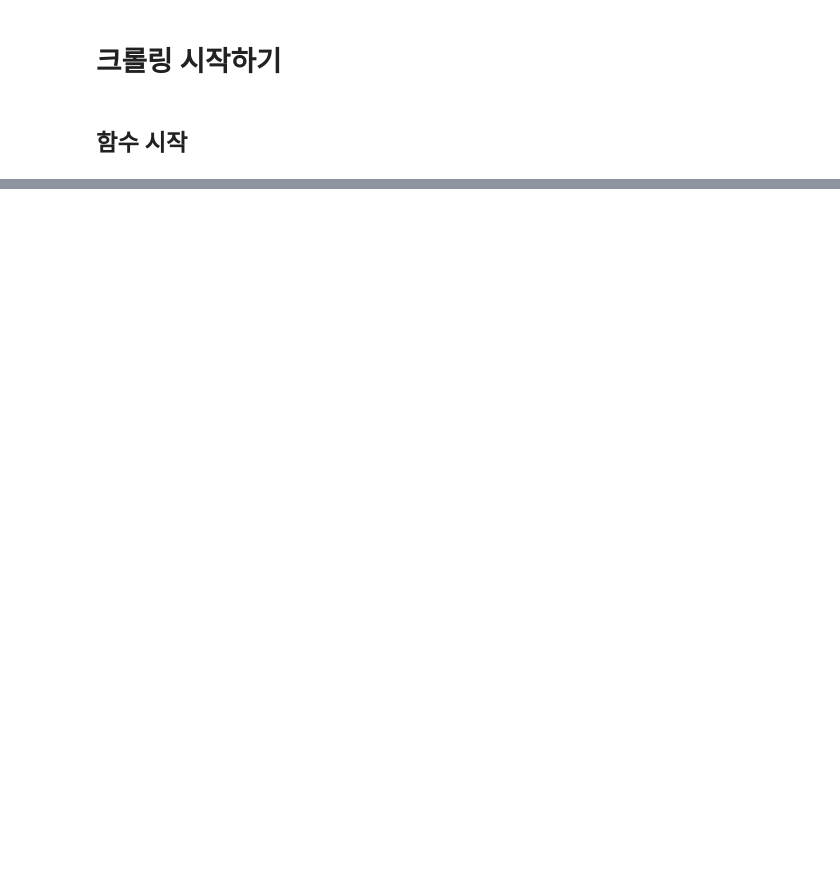
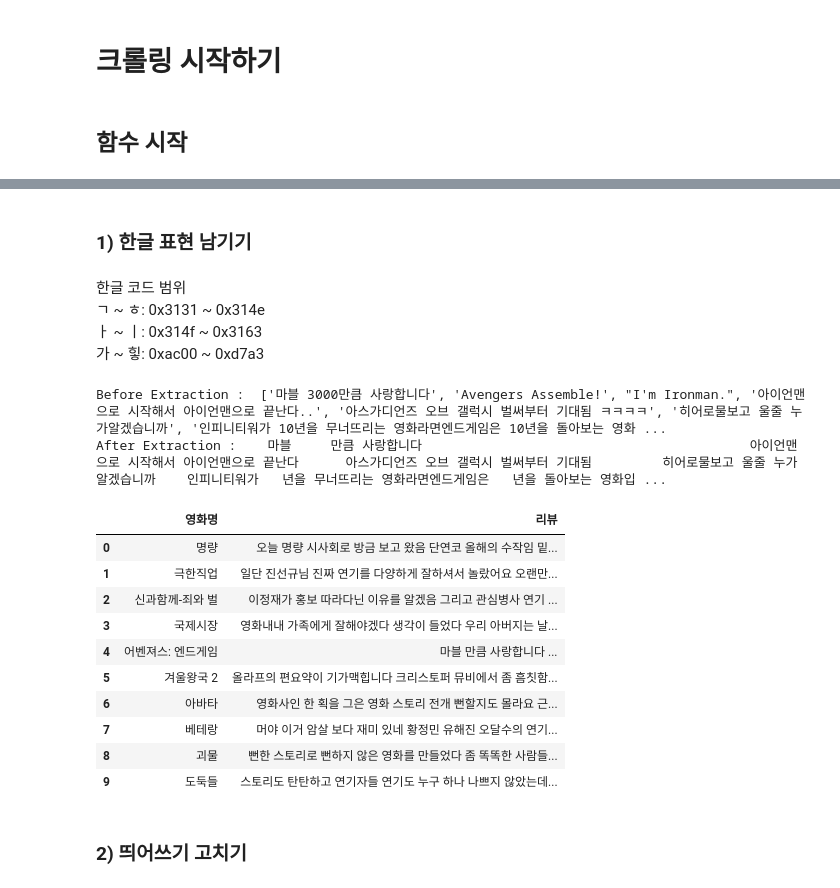
Before and after one commit to Play-Web-miniProject/MovieDL, a Jupyter notebook: suyeon/naver_API_practice.ipynb, the cells around one changed output, grey strips where cells are left out. Cells and saved outputs as stored; diff of their text form; code cells hidden in the pictures; blank space fills up the shorter version.

```diff
--- a/suyeon/naver_API_practice.ipynb
+++ b/suyeon/naver_API_practice.ipynb
@@ -621,0 +123,6 @@ tmp = np.setdiff1d(diff_df2['영화명'].to_numpy(), err_li['영화명'].to_nump
+# %%
+# 리뷰 데이터 전처리
+review_data = './review_utf8.csv'
+review = pd.read_csv(review_data, encoding='UTF-8')
+# %%
+review.drop(['Unnamed: 0'], axis = 1, inplace = True)
@@ -621,0 +166,38 @@ tmp = np.setdiff1d(diff_df2['영화명'].to_numpy(), err_li['영화명'].to_nump
+# %% [markdown]
+### 1) 한글 표현 남기기
+# %%
+# 정규표현식을 통해 한글 단어만 남기고 모두 제거하기
+def extract_word(re1):
+    hangul = re.compile('[^가-힣]')
+    result = hangul.sub(' ', re1)
+    return result
+# %% [markdown]
+한글 코드 범위
+ㄱ ~ ㅎ: 0x3131 ~ 0x314e
+ㅏ ~ ㅣ: 0x314f ~ 0x3163
+가 ~ 힣: 0xac00 ~ 0xd7a3
+# %%
+print("Before Extraction : ",review['리뷰'][4])
+print("After Extraction : ", extract_word(review['리뷰'][4]))
+# %% [output]
+Before Extraction :  ['마블 3000만큼 사랑합니다', 'Avengers Assemble!', "I'm Ironman.", '아이언맨으로 시작해서 아이언맨으로 끝난다..', '아스가디언즈 오브 갤럭시 벌써부터 기대됨 ㅋㅋㅋㅋ', '히어로물보고 울줄 누가알겠습니까', '인피니티워가 10년을 무너뜨리는 영화라면엔드게임은 10년을 돌아보는 영화 ...
+After Extraction :    마블     만큼 사랑합니다                                          아이언맨으로 시작해서 아이언맨으로 끝난다      아스가디언즈 오브 갤럭시 벌써부터 기대됨         히어로물보고 울줄 누가알겠습니까    인피니티워가   년을 무너뜨리는 영화라면엔드게임은   년을 돌아보는 영화입 ...
+# %%
+# 전체 데이터에 대해 위에 함수 실행
+review['리뷰'] = review['리뷰'].apply(lambda x:extract_word(x))
+# %%
+review
+# %% [output]
+|  | 영화명 | 리뷰 |
+| 0 | 명량 | 오늘 명량 시사회로 방금 보고 왔음 단연코 올해의 수작임 밑... |
+| 1 | 극한직업 | 일단 진선규님 진짜 연기를 다양하게 잘하셔서 놀랐어요 오랜만... |
+| 2 | 신과함께-죄와 벌 | 이정재가 홍보 따라다닌 이유를 알겠음 그리고 관심병사 연기 ... |
+| 3 | 국제시장 | 영화내내 가족에게 잘해야겠다 생각이 들었다 우리 아버지는 날... |
+| 4 | 어벤져스: 엔드게임 | 마블 만큼 사랑합니다 ... |
+| 5 | 겨울왕국 2 | 올라프의 편요약이 기가맥힙니다 크리스토퍼 뮤비에서 좀 흠칫함... |
+| 6 | 아바타 | 영화사인 한 획을 그은 영화 스토리 전개 뻔할지도 몰라요 근... |
+| 7 | 베테랑 | 머야 이거 암살 보다 재미 있네 황정민 유해진 오달수의 연기... |
+| 8 | 괴물 | 뻔한 스토리로 뻔하지 않은 영화를 만들었다 좀 똑똑한 사람들... |
+| 9 | 도둑들 | 스토리도 탄탄하고 연기자들 연기도 누구 하나 나쁘지 않았는데... |
+# %% [markdown]
+### 2) 띄어쓰기 고치기
```
Also changed, not shown: parts of 63 cells of this notebook, 4 other files.
